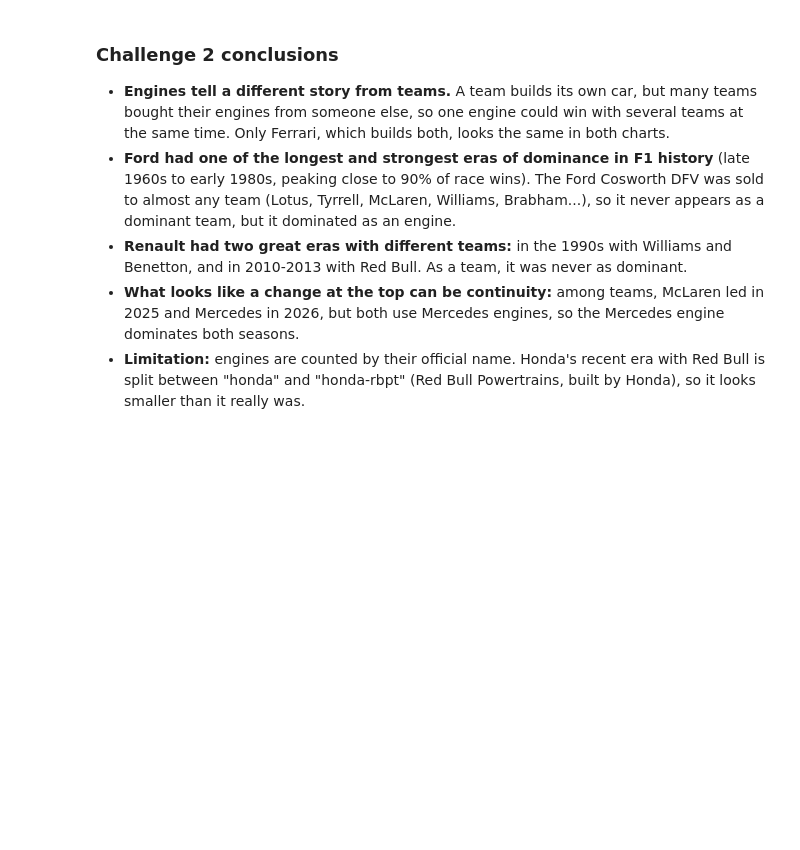
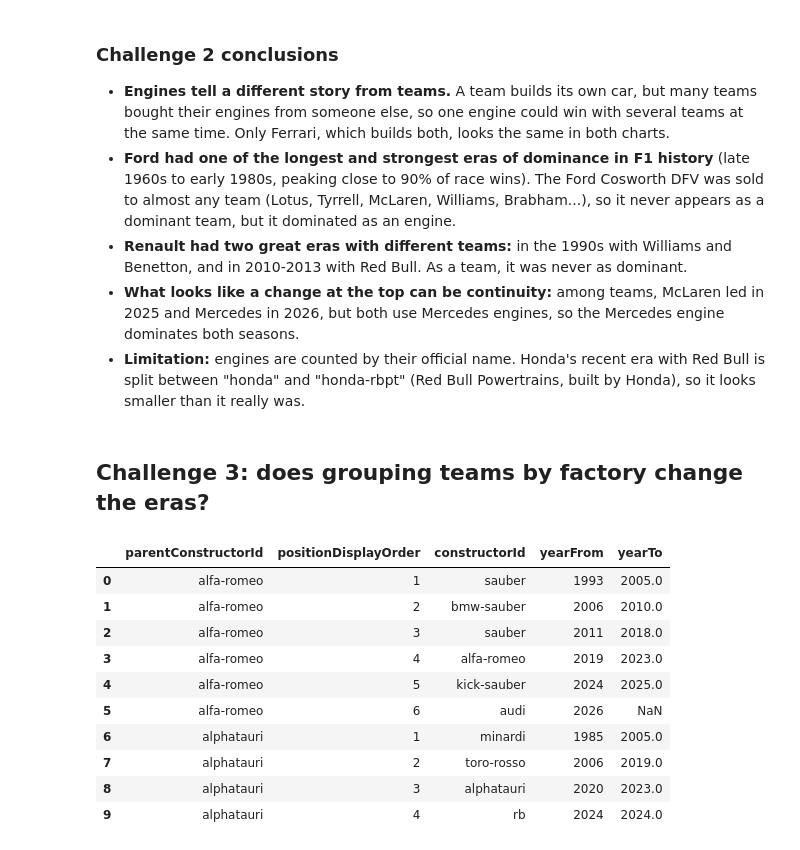
Before and after one commit to AliR-lab/f1-analytics, a Jupyter notebook: notebooks/01_dominant_teams.ipynb, the cells around one changed output. Drawn from its saved outputs; the diff is of its cells as text; code cells hidden in the pictures; blank space fills up the shorter version.

```diff
--- a/notebooks/01_dominant_teams.ipynb
+++ b/notebooks/01_dominant_teams.ipynb
@@ -397,3 +397,20 @@ plt.show()
 - **Renault had two great eras with different teams:** in the 1990s with Williams and Benetton, and in 2010-2013 with Red Bull. As a team, it was never as dominant.
 - **What looks like a change at the top can be continuity:** among teams, McLaren led in 2025 and Mercedes in 2026, but both use Mercedes engines, so the Mercedes engine dominates both seasons.
 - **Limitation:** engines are counted by their official name. Honda's recent era with Red Bull is split between "honda" and "honda-rbpt" (Red Bull Powertrains, built by Honda), so it looks smaller than it really was.
+# %% [markdown]
+## Challenge 3: does grouping teams by factory change the eras?
+# %%
+chronology = pd.read_csv("../data/raw/f1db/f1db-constructors-chronology.csv")
+chronology.head(10)
+# %% [output]
+|  | parentConstructorId | positionDisplayOrder | constructorId | yearFrom | yearTo |
+| 0 | alfa-romeo | 1 | sauber | 1993 | 2005.0 |
+| 1 | alfa-romeo | 2 | bmw-sauber | 2006 | 2010.0 |
+| 2 | alfa-romeo | 3 | sauber | 2011 | 2018.0 |
+| 3 | alfa-romeo | 4 | alfa-romeo | 2019 | 2023.0 |
+| 4 | alfa-romeo | 5 | kick-sauber | 2024 | 2025.0 |
+| 5 | alfa-romeo | 6 | audi | 2026 | NaN |
+| 6 | alphatauri | 1 | minardi | 1985 | 2005.0 |
+| 7 | alphatauri | 2 | toro-rosso | 2006 | 2019.0 |
+| 8 | alphatauri | 3 | alphatauri | 2020 | 2023.0 |
+| 9 | alphatauri | 4 | rb | 2024 | 2024.0 |
```
Also changed, not shown: parts of 15 cells of this notebook, 1 other file.
